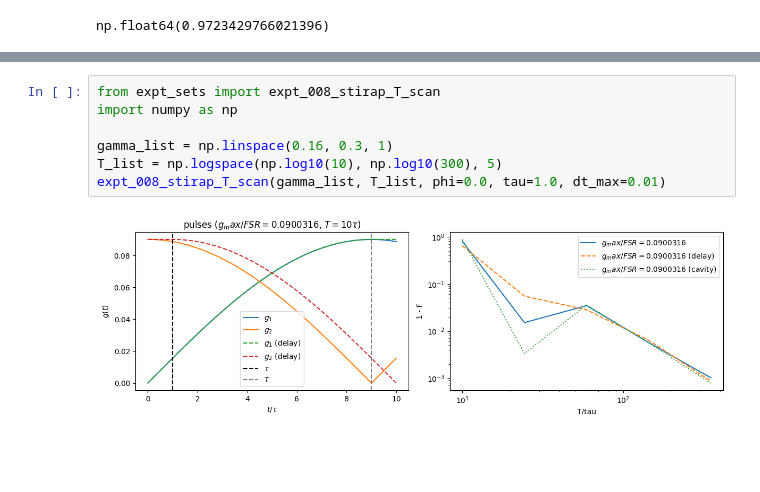
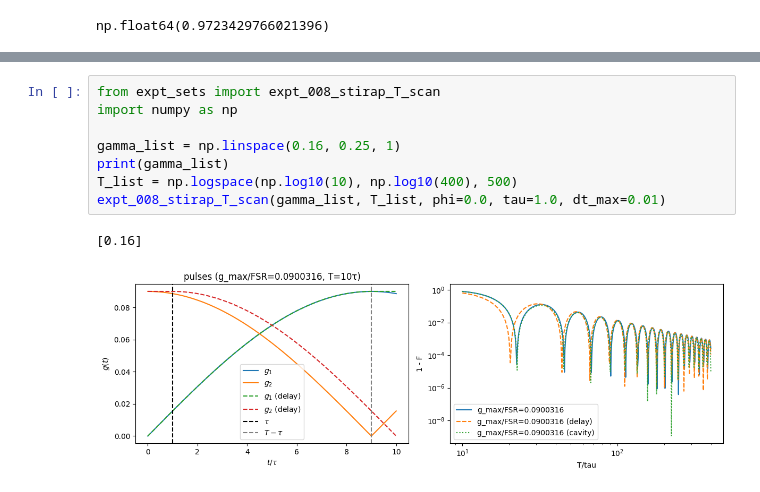
Before and after one commit to Taitoos2/non_markovian_qubit_swap, a Jupyter notebook: Idea_3.ipynb, the cells around one changed output, grey strips where cells are left out. Drawn from its saved outputs; the diff is of its cells as text; blank space fills up the shorter version.

```diff
--- a/Idea_3.ipynb
+++ b/Idea_3.ipynb
@@ -146,9 +156,11 @@ expt_008_stirap_T_scan(gamma_list, T_list, phi=0.0, tau=1.0, dt_max=0.01)
 # %%
 from expt_sets import expt_008_stirap_T_scan
 import numpy as np
 
-gamma_list = np.linspace(0.16, 0.3, 1)
-T_list = np.logspace(np.log10(10), np.log10(300), 5)
+gamma_list = np.linspace(0.16, 0.25, 1)
+print(gamma_list)
+T_list = np.logspace(np.log10(10), np.log10(400), 500)
 expt_008_stirap_T_scan(gamma_list, T_list, phi=0.0, tau=1.0, dt_max=0.01)
 # %% [output]
+[0.16]
-[figure, old version]
+[figure, new version]
```
Also changed, not shown: parts of 2 cells of this notebook.
